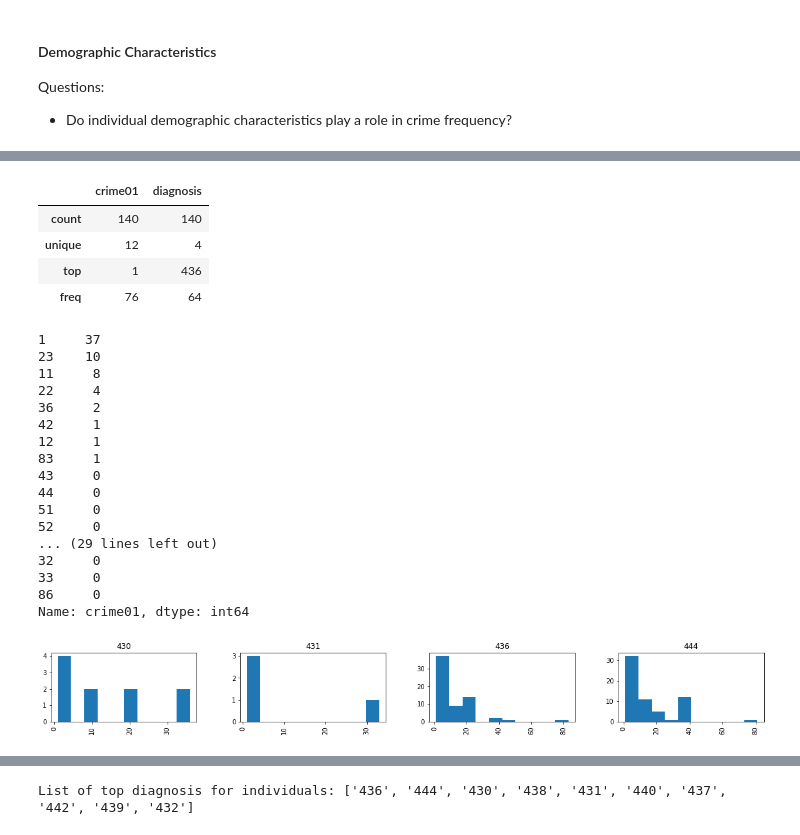
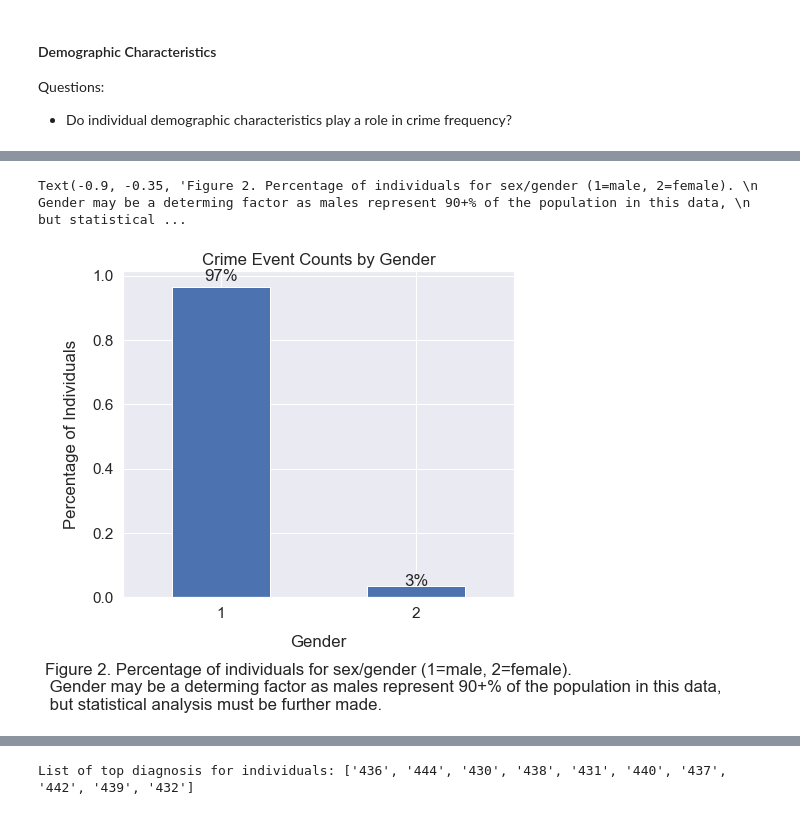
Before and after one commit to data301-2021-winter1/project-group27-project, a Jupyter notebook: notebooks/anaylsis2.ipynb, the cells around one changed output, grey strips where cells are left out. Cells and saved outputs as stored; diff of their text form; code cells hidden in the pictures.

```diff
--- a/notebooks/anaylsis2.ipynb
+++ b/notebooks/anaylsis2.ipynb
@@ -438,43 +423,16 @@ Are certain crimes associated with diagnoses?
 # %%
-# Just out of curiosity, I want to see which type of Schizophrenia are likely to commit a crime.
-DPC = rpdata[['crime01','diagnosis']]
-Dias = ['430','431','436','444']
-DPC = DPC[DPC['diagnosis'].isin(Dias)]
-DPC.describe()
+sns.set(font_scale=1.4)
+ax = crime['sex'].value_counts(normalize=True).plot(kind='bar', figsize=(7, 6), rot=0)
+for p in ax.patches:
+    width = p.get_width()
+    height = p.get_height()
+    x, y = p.get_xy()
+    ax.annotate(f'{height:.0%}', (x + width/2, y + height*1.02), ha='center')
+plt.xlabel("Gender", labelpad=14)
+plt.ylabel("Percentage of Individuals", labelpad=14)
+plt.title("Crime Event Counts by Gender", y=1)
+txt = "Figure 2. Percentage of individuals for sex/gender (1=male, 2=female). \n Gender may be a determing factor as males represent 90+% of the population in this data, \n but statistical analysis must be further made. "
+ax.text(-0.9, -0.35, txt, ha='left')
 # %% [output]
-|  | crime01 | diagnosis |
-| count | 140 | 140 |
-| unique | 12 | 4 |
-| top | 1 | 436 |
-| freq | 76 | 64 |
+Text(-0.9, -0.35, 'Figure 2. Percentage of individuals for sex/gender (1=male, 2=female). \n Gender may be a determing factor as males represent 90+% of the population in this data, \n but statistical ...
+[figure, added]
-# %%
-# Histogram of the diagnoses chosen
-DPC['crime01'].hist(by=DPC['diagnosis'], layout=(1,10), figsize = (50,2))
-# Counts of each crime type for each diagnosis
-schiz1 = ['436']
-schizCrime = DPC[DPC['diagnosis'].isin(schiz1)]
-schiz = schizCrime['crime01'].value_counts()
-
-Schiz2 = ['444']
-SchizoCrime = DPC[DPC['diagnosis'].isin(Schiz2)]
-schizo = SchizoCrime['crime01'].value_counts()
-schiz
-# %% [output]
-1     37
-23    10
-11     8
-22     4
-36     2
-42     1
-12     1
-83     1
-43     0
-44     0
-51     0
-52     0
-... (29 lines left out)
-32     0
-33     0
-86     0
-Name: crime01, dtype: int64
-[figure, removed]
```
Also changed, not shown: parts of 43 cells of this notebook, 2 other files.
